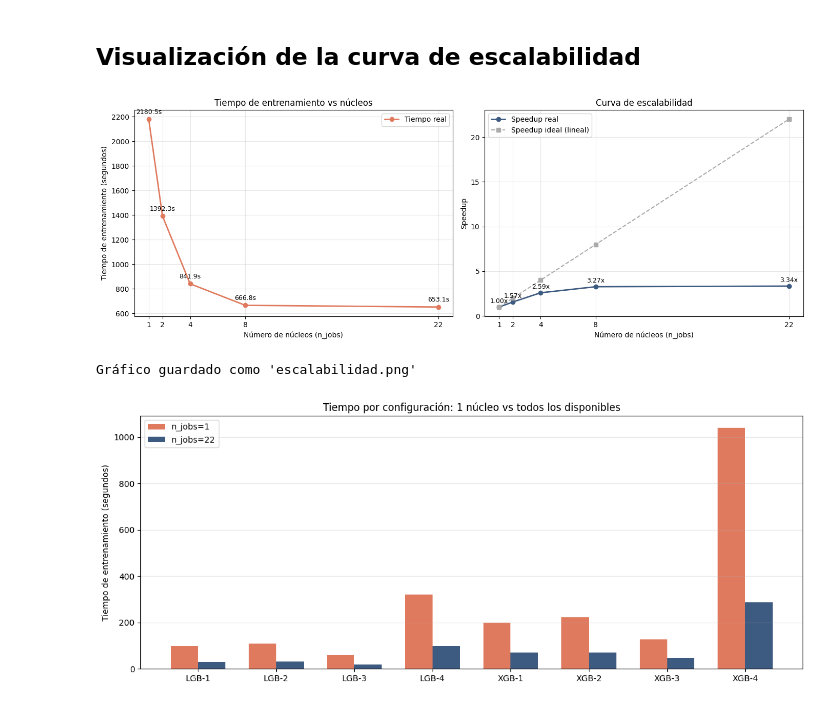
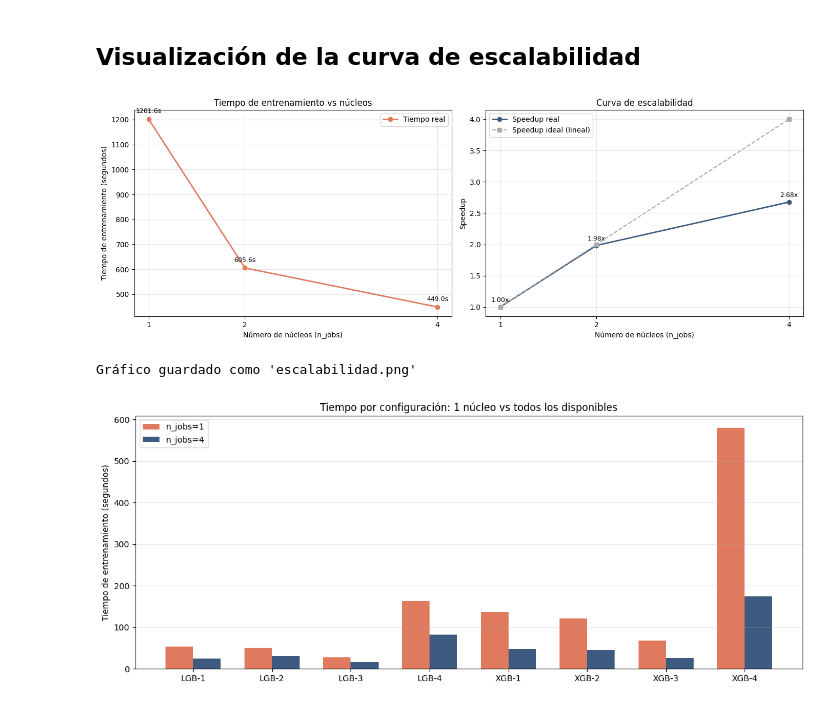
Before and after one commit to SebastianGP1810/PipelineBancario_HPC_Cloud, a Jupyter notebook: ml_bancario.ipynb, the cells around one changed output. Cells and saved outputs as stored; diff of their text form; code cells hidden in the pictures.

```diff
--- a/ml_bancario.ipynb
+++ b/ml_bancario.ipynb
@@ -103,7 +95,7 @@ def limpiar_nulos_excesivos(train, test, umbral_obs=0.5, umbral_attr=0.6, auto_e
 # %%
 # --- Bloques individuales de imputación ---
 def _imputar_categoricas(df, cols_categoricas):
-    """Imputa categóricas con 'Desconocido' y las convierte a tipo category."""
+    """Función que imputa variables categóricas con el valor 'Desconocido' y las convierte a tipo category."""
     if not cols_categoricas:
         return pd.DataFrame()
     imputer_cat = SimpleImputer(strategy='constant', fill_value='Desconocido')
@@ -112,14 +104,14 @@ def _imputar_categoricas(df, cols_categoricas):
         columns=cols_categoricas,
         index=df.index
     )
-    # LightGBM y XGBoost esperan el tipo 'category' para su manejo nativo de categóricas
+    # LightGBM y XGBoost reciben el tipo 'category' para manejarlas de forma nativa
     for col in cols_categoricas:
         bloque[col] = bloque[col].astype(str).astype('category')
     return bloque
 
 
 def _imputar_y_escalar_continuas(df, cols_continuas):
-    """Imputa continuas con mediana y escala con RobustScaler."""
+    """Función que imputa variables continuas con mediana y escala con RobustScaler."""
     if not cols_continuas:
         return pd.DataFrame()
     # La mediana es más robusta que la media ante los valores extremos
@@ -134,7 +126,7 @@ def _imputar_y_escalar_continuas(df, cols_continuas):
 
 
 def _imputar_enteras(df, cols_enteras):
-    """Imputa enteras con mediana y fuerza tipo Int64."""
+    """Función que imputa variables enteras con mediana y fuerza tipo Int64."""
     if not cols_enteras:
         return pd.DataFrame()
     imputer_int = SimpleImputer(strategy='median')
@@ -147,8 +139,8 @@ def _imputar_enteras(df, cols_enteras):
 
 def _detectar_tipo_columna(serie, umbral_categorica=0.05):
     """
-    Clasifica una columna numérica en 'categorica', 'entera' o 'continua'
-    aplicando dos reglas de negocio en orden:
+    Esta función clasifica una columna numérica en 'categórica', 'entera' o 'continua'
+    aplicando dos reglas de negocio en este orden:
 
     1. Cardinalidad relativa: si la proporción de valores únicos sobre el total
        de registros es menor al umbral (por defecto 5%), la columna se trata
@@ -163,12 +155,12 @@ def _detectar_tipo_columna(serie, umbral_categorica=0.05):
     if len(valores_no_nulos) == 0:
         return 'continua'
 
-    # Regla 1: cardinalidad relativa
+    # Regla 1
     cardinalidad = serie.nunique() / len(serie)
     if cardinalidad < umbral_categorica:
         return 'categorica'
 
-    # Regla 2: presencia de decimales
+    # Regla 2
     if (valores_no_nulos % 1 == 0).all():
         return 'entera'
 
@@ -177,10 +169,10 @@ def _detectar_tipo_columna(serie, umbral_categorica=0.05):
 
 def _clasificar_columnas_auto(df, umbral_categorica=0.05, verbose=True):
     """
-    Clasifica automáticamente todas las columnas del dataframe
+    Esta función clasifica automáticamente todas las columnas del dataframe
     usando las reglas de negocio de _detectar_tipo_columna.
 
-    Las columnas de tipo object/string se asignan directamente a
+    Las columnas de tipo object/string se asignan directamente a variables
     categóricas sin necesidad de evaluarlas.
     """
     cols_object = df.select_dtypes(include=['object']).columns.tolist()
@@ -210,7 +202,7 @@ def _clasificar_columnas_auto(df, umbral_categorica=0.05, verbose=True):
 
 # --- FASE 3: Preprocesamiento con detección automática ---
 def preprocesar_datos(df_unido, umbral_categorica=0.05, verbose=True):
-    """Imputa, escala y da formato a las variables detectando el tipo de cada columna automáticamente."""
+    """Función que imputa, escala y da formato a las variables detectando el tipo de cada columna automáticamente."""
     if verbose:
         print("\n" + "=" * 60)
         print(" FASE 3: PREPROCESAMIENTO")
@@ -239,7 +231,7 @@ def preprocesar_datos(df_unido, umbral_categorica=0.05, verbose=True):
 
 # --- FASE 4: Separación de Sets ---
 def preparar_sets_entrenamiento(df_procesado, test_size=0.20, random_state=42, verbose=True):
-    """Separa el dataset en train, validación y test final."""
+    """Función que separa el dataset en train, validación y test final."""
     if verbose:
         print("\n" + "=" * 60)
         print(" FASE 4: SEPARACIÓN DE SETS DE DATOS")
@@ -276,7 +268,7 @@ manualmente como la razón entre la clase negativa y la positiva.
 def entrenar_lightgbm(X_train, y_train, X_val, y_val, config_id='LGB-default',
                        learning_rate=0.05, num_leaves=31, num_boost_round=1000,
                        n_jobs=-1):
-    """Entrena LightGBM con la configuración indicada y devuelve modelo, métricas y tiempo."""
+    """Se entrena LightGBM con la configuración indicada y devuelve modelo, métricas y tiempo."""
     t0 = time.time()
 
     params = {
@@ -327,7 +319,7 @@ def entrenar_lightgbm(X_train, y_train, X_val, y_val, config_id='LGB-default',
 def entrenar_xgboost(X_train, y_train, X_val, y_val, config_id='XGB-default',
                       learning_rate=0.05, max_depth=6, num_boost_round=1000,
                       scale_weight=1.0, n_jobs=-1):
-    """Entrena XGBoost con la configuración indicada y devuelve modelo, métricas y tiempo."""
+    """Se entrena XGBoost con la configuración indicada y devuelve modelo, métricas y tiempo."""
     t0 = time.time()
 
     params = {
@@ -573,15 +563,12 @@ repite la fase de entrenamiento, no todo el pipeline.
 # %%
 import os
 
-# Determinar el número de núcleos disponibles en la máquina
-nucleos_disponibles = os.cpu_count()
 
 # Configuraciones de núcleos a evaluar
-configs_nucleos = [1, 2, 4, 8, nucleos_disponibles]
+configs_nucleos = [1, 2, 4]
 # Eliminar duplicados por si la máquina tiene exactamente 8 núcleos
 configs_nucleos = sorted(set(configs_nucleos))
 
-print(f"Núcleos disponibles en la máquina: {nucleos_disponibles}")
 print(f"Configuraciones a evaluar: {configs_nucleos}")
 
 resultados_escalabilidad = {}
@@ -803,34 +790,34 @@ plt.show()
 
 print("Gráfico guardado como 'escalabilidad.png'")
 # %% [output]
-[figure, old version]
+[figure, new version]
 Gráfico guardado como 'escalabilidad.png'
 # %%
 # Comparar el tiempo de entrenamiento del caso base (n_jobs=1)
 # vs el de todos los núcleos disponibles, por configuración
 resultados_1    = resultados_escalabilidad[1]['resultados']
-resultados_max  = resultados_escalabilidad[nucleos_disponibles]['resultados']
+resultados_max  = resultados_escalabilidad[max(configs_nucleos)]['resultados']
 
 df_1   = pd.DataFrame(resultados_1)[['config_id', 'tiempo']].rename(columns={'tiempo': f'n_jobs=1'})
 df_max = pd.DataFrame(resultados_max)[['config_id', 'tiempo']].rename(
-            columns={'tiempo': f'n_jobs={nucleos_disponibles}'})
+            columns={'tiempo': f'n_jobs={max(configs_nucleos)}'})
 df_comp = df_1.merge(df_max, on='config_id')
 
 fig, ax = plt.subplots(figsize=(12, 5))
 x = np.arange(len(df_comp))
 ancho = 0.35
 ax.bar(x - ancho/2, df_comp['n_jobs=1'],                    ancho,
        label='n_jobs=1',                    color='#E07A5F')
-ax.bar(x + ancho/2, df_comp[f'n_jobs={nucleos_disponibles}'], ancho,
-       label=f'n_jobs={nucleos_disponibles}', color='#3D5A80')
+ax.bar(x + ancho/2, df_comp[f'n_jobs={max(configs_nucleos)}'], ancho,
+       label=f'n_jobs={max(configs_nucleos)}', color='#3D5A80')
 ax.set_xticks(x)
 ax.set_xticklabels(df_comp['config_id'], rotation=0)
 ax.set_ylabel('Tiempo de entrenamiento (segundos)')
 ax.set_title('Tiempo por configuración: 1 núcleo vs todos los disponibles')
 ax.legend()
 ax.grid(axis='y', alpha=0.3)
 plt.tight_layout()
 plt.savefig('tiempo_por_modelo.png', dpi=120, bbox_inches='tight')
 plt.show()
 # %% [output]
-[figure, old version]
+[figure, new version]
```
Also changed, not shown: parts of 20 cells of this notebook.
